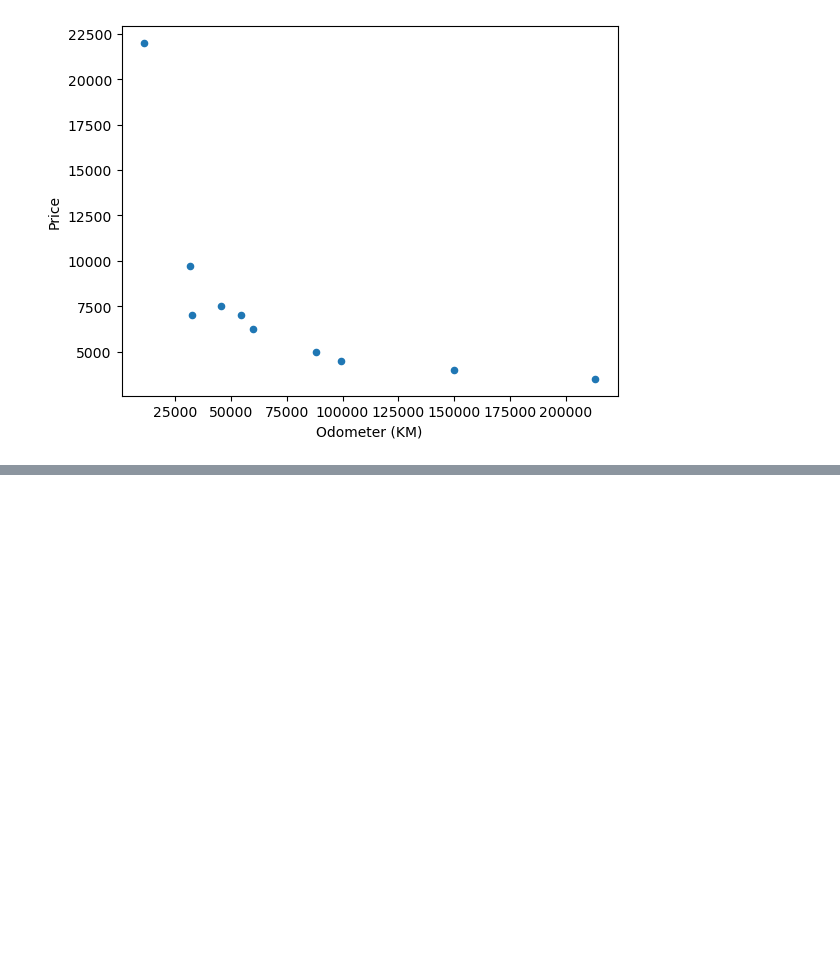
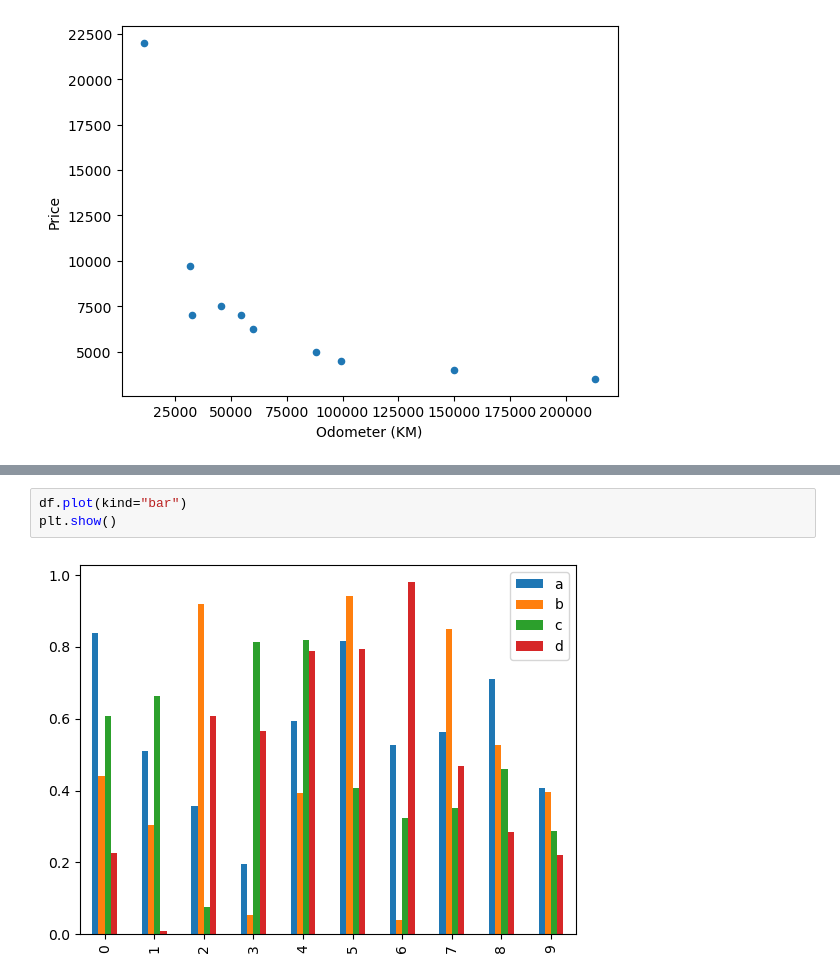
Before and after one commit to HassanKhan123/numpy-pandas-matplotlib, a Jupyter notebook: matplotlib.ipynb, the cells around one changed output, grey strips where cells are left out. Drawn from its saved outputs; the diff is of its cells as text; blank space fills up the shorter version.

```diff
--- a/matplotlib.ipynb
+++ b/matplotlib.ipynb
@@ -252,0 +287,5 @@ plt.show()
+# %%
+df.plot(kind="bar")
+plt.show()
+# %% [output]
+[figure, added]
```
Also changed, not shown: parts of 13 cells of this notebook.
